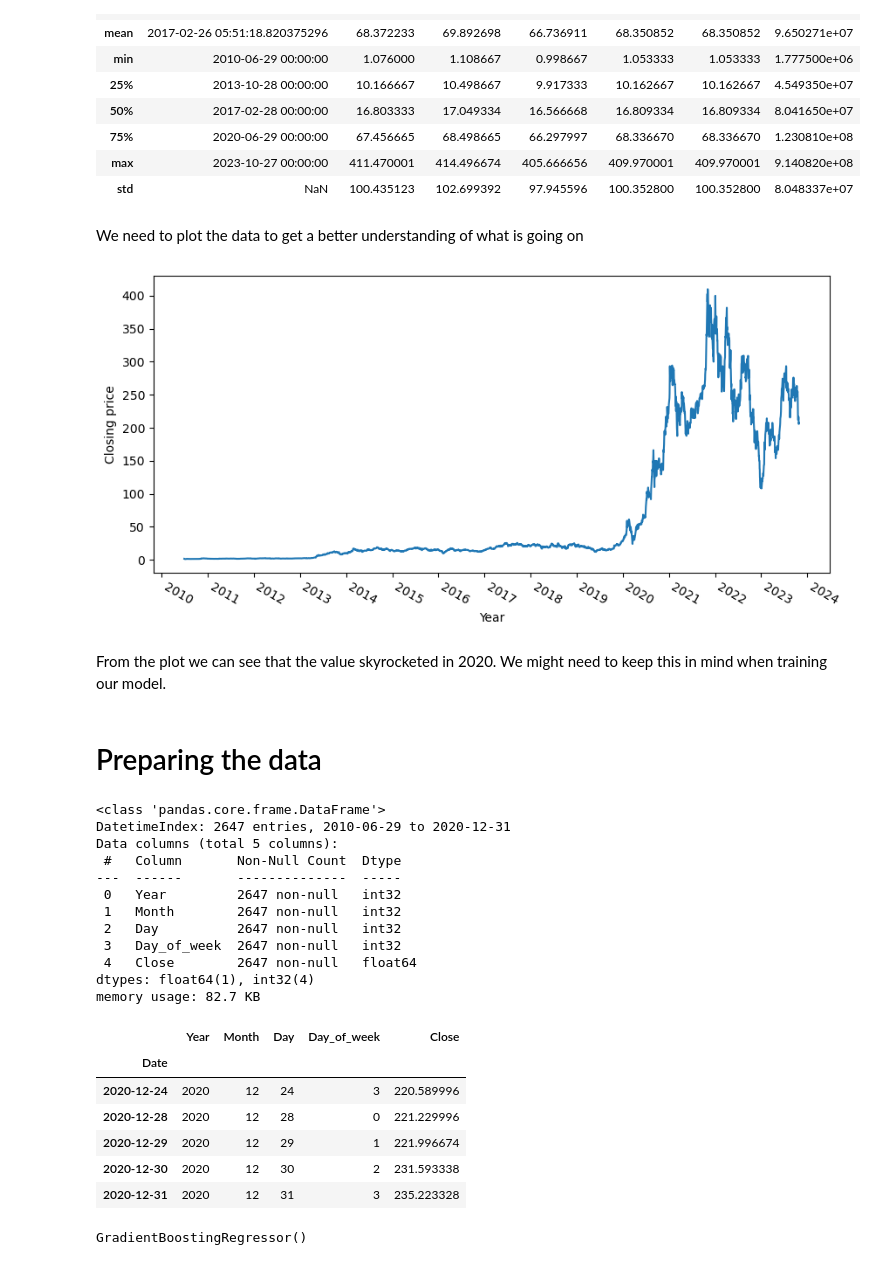
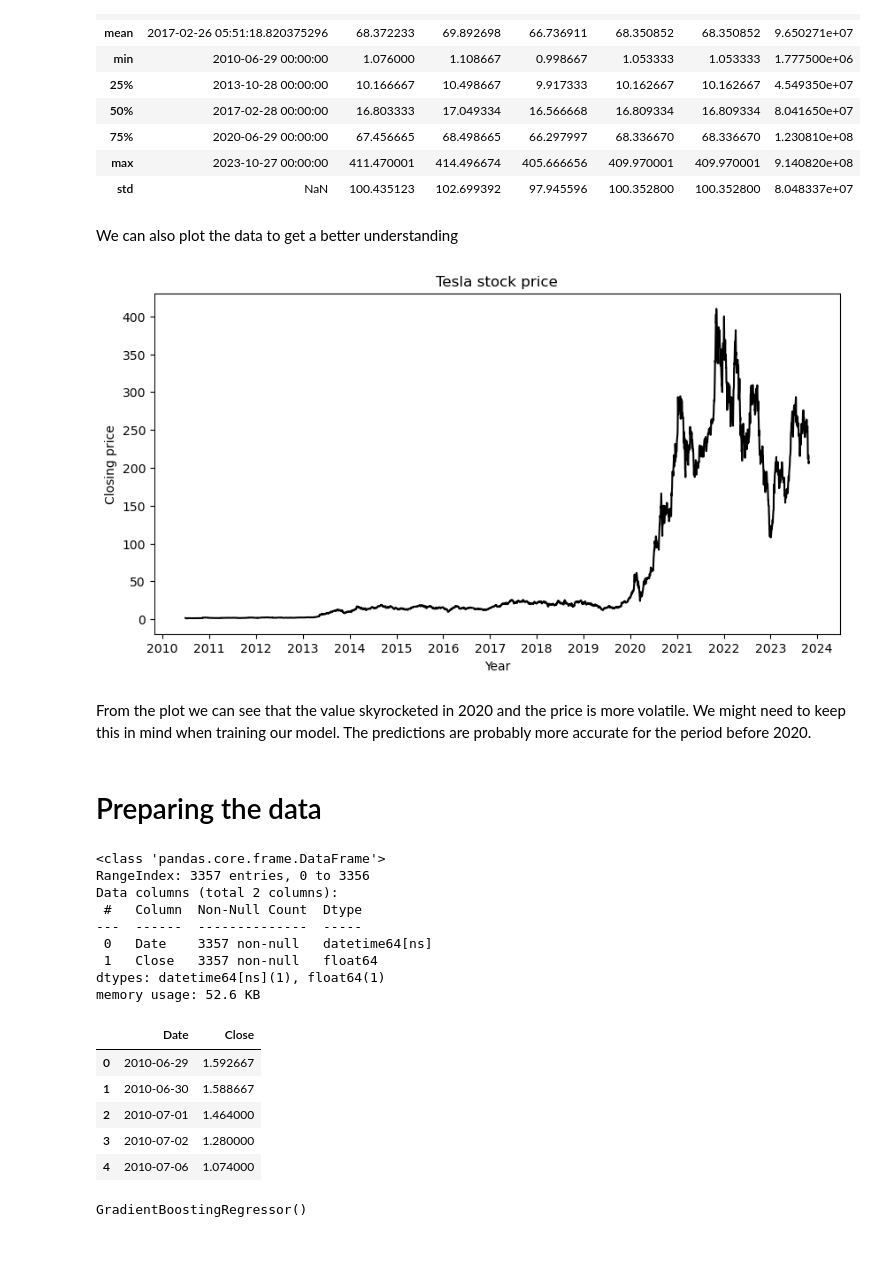
Before and after one commit to pedarn/DAVE3625, a Jupyter notebook: Assignment 2/solution.ipynb, the cells around one changed output. Drawn from its saved outputs; the diff is of its cells as text; code cells hidden in the pictures.

Commit message:
Fjerne ting som ikke trenger være med
Problem med at closing er det samme alle datoer etter 27.10.2023

```diff
--- a/Assignment 2/solution.ipynb
+++ b/Assignment 2/solution.ipynb
@@ -58,20 +57,20 @@ data.describe()
 | max | 2023-10-27 00:00:00 | 411.470001 | 414.496674 | 405.666656 | 409.970001 | 409.970001 | 9.140820e+08 |
 | std | NaN | 100.435123 | 102.699392 | 97.945596 | 100.352800 | 100.352800 | 8.048337e+07 |
 # %% [markdown]
-We need to plot the data to get a better understanding of what is going on
+We can also plot the data to get a better understanding
 # %%
 # We create a plot showing the closing price of Tesla stock labeled by year
-fig, ax = plt.subplots(figsize=(10, 5))
-ax.plot(data["Date"], data['Close'],)
-ax.set_xlabel('Year')
-ax.xaxis.set_major_locator(mdates.YearLocator())
-ax.set_ylabel('Closing price')
-fig.autofmt_xdate(rotation=-30, ha='left')
+plt.figure(figsize=(10, 5))
+plt.plot(data['Date'], data['Close'], color='black')
+plt.title('Tesla stock price')
+plt.xlabel('Year')
+plt.ylabel('Closing price')
+plt.gca().xaxis.set_major_locator(mdates.YearLocator())
 plt.show()
 # %% [output]
-[figure, old version]
+[figure, new version]
 # %% [markdown]
-From the plot we can see that the value skyrocketed in 2020. We might need to keep this in mind when training our model.
+From the plot we can see that the value skyrocketed in 2020 and the price is more volatile. We might need to keep this in mind when training our model. The predictions are probably more accurate for the period before 2020.
 # %% [markdown]
 # Preparing the data
 # %%
@@ -82,7 +81,6 @@ df = data[['Date', 'Close']].copy()
 df['Year'] = df['Date'].dt.year
 df['Month'] = df['Date'].dt.month
 df['Day'] = df['Date'].dt.day
-df['Day_of_week'] = df['Date'].dt.dayofweek
 
 # Set the Date column as the index
 df.set_index('Date', inplace=True, drop=True)
@@ -90,39 +88,22 @@ df.set_index('Date', inplace=True, drop=True)
 # Move Column Close to the end
 df = df[[c for c in df if c not in ['Close']] + ['Close']]
 
-# # We create a new column with the closing price of the next day
-# df['Close_next_day'] = df['Close'].shift(-1)
-
-# # Crate a baseline column with a naive guess. The closing price of the current day
-# df['naive_guess'] = df['Close']
-
-# Cut of at the end of 2020
-# df = df[:'2020-12-31']
-
-# Cut of at the end of 2020
-df = df[:'2020-12-31']
-
 df.info()
-
-df.tail()
+df.head()
 # %% [output]
 <class 'pandas.core.frame.DataFrame'>
-DatetimeIndex: 2647 entries, 2010-06-29 to 2020-12-31
-Data columns (total 5 columns):
- #   Column       Non-Null Count  Dtype
----  ------       --------------  -----
- 0   Year         2647 non-null   int32
- 1   Month        2647 non-null   int32
- 2   Day          2647 non-null   int32
- 3   Day_of_week  2647 non-null   int32
- 4   Close        2647 non-null   float64
-dtypes: float64(1), int32(4)
-memory usage: 82.7 KB
+RangeIndex: 3357 entries, 0 to 3356
+Data columns (total 2 columns):
+ #   Column  Non-Null Count  Dtype
+---  ------  --------------  -----
+ 0   Date    3357 non-null   datetime64[ns]
+ 1   Close   3357 non-null   float64
+dtypes: datetime64[ns](1), float64(1)
+memory usage: 52.6 KB
-|  | Year | Month | Day | Day_of_week | Close |
-| Date |  |  |  |  |  |
-| 2020-12-24 | 2020 | 12 | 24 | 3 | 220.589996 |
-| 2020-12-28 | 2020 | 12 | 28 | 0 | 221.229996 |
-| 2020-12-29 | 2020 | 12 | 29 | 1 | 221.996674 |
-| 2020-12-30 | 2020 | 12 | 30 | 2 | 231.593338 |
-| 2020-12-31 | 2020 | 12 | 31 | 3 | 235.223328 |
+|  | Date | Close |
+| 0 | 2010-06-29 | 1.592667 |
+| 1 | 2010-06-30 | 1.588667 |
+| 2 | 2010-07-01 | 1.464000 |
+| 3 | 2010-07-02 | 1.280000 |
+| 4 | 2010-07-06 | 1.074000 |
 # %%
```
Also changed, not shown: parts of 18 cells of this notebook.
